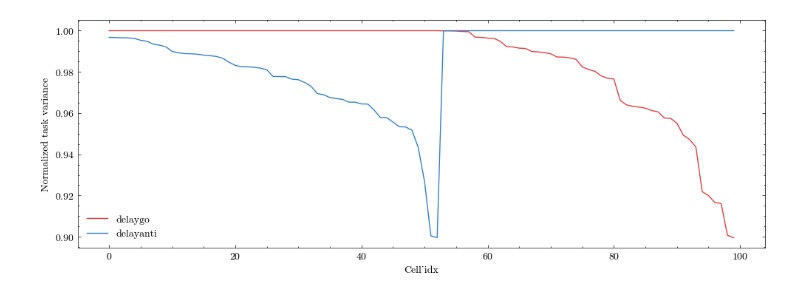
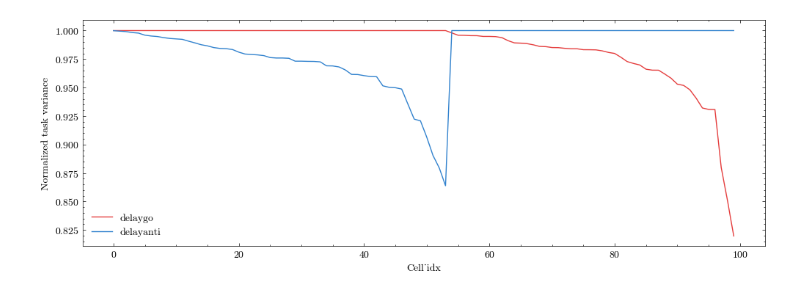
Before and after one commit to AllenInstitute/MultiTaskMPN, a Jupyter notebook: two_task.ipynb, the cells around one changed output. Saved outputs shown, nothing was run; the diff lists cells and outputs as text; code cells hidden in the pictures.

```diff
--- a/two_task.ipynb
+++ b/two_task.ipynb
@@ -149,7 +149,7 @@ def current_basic_params():
         'gradient_clip': 10,
         'valid_n_batch': 200,
         'n_datasets': 100, # Number of distinct batches
-        'n_epochs_per_set': 100, # longer/shorter training
+        'n_epochs_per_set': 50, # longer/shorter training
         # 'task_mask': None, # None, task
         # 'weight_reg': 'L2',
         # 'reg_lambda': 1e-4,
@@ -157,8 +157,6 @@ def current_basic_params():
 
     if not train: # some
         assert train_params['n_epochs_per_set'] == 0
-
-
 
     net_params = {
         'net_type': hyp_dict['chosen_network'], # mpn1, dmpn, vanilla
@@ -170,8 +168,9 @@ def current_basic_params():
         'monitor_freq': 100,
         'monitor_valid_out': True, # Whether or not to save validation output throughout training
         'output_matrix': '',# "" (default); "untrained", or "orthogonal"
-        'input_layer_add': True,
+        'input_layer_add': False,
         'input_layer_bias': False,
+        'input_layer': "trainable", # for RNN only
 
         # for one-layer MPN, GRU or Vanilla
         'ml_params': {
@@ -184,7 +183,7 @@ def current_basic_params():
             'lam_type': 'scalar', # scalar, pre_vector, post_vector, matrix
             'm_time_scale': 400, # ms, sets lambda
             'lam_train': False,
-            'W_freeze': True,
+            'W_freeze': False,
         },
 
         # Vanilla RNN params
@@ -1036,47 +1052,52 @@ Subsampling
 # %%
-cell_vars_tot = np.var(hs, axis=(0, 1)) # Var over batch and sequence
-n_rules = len(task_params['rules'])
-n_cells = hs.shape[-1]
+tb = all_breaks[0]
+tb.insert(0,0)
 
-cell_vars_rules = np.zeros((n_rules, n_cells,))
-cell_vars_rules_norm = np.zeros_like(cell_vars_rules)
+for el in range(len(tb)-1):
 
-for rule_idx, rule in enumerate(task_params['rules']):
-    print('Rule {} (idx {})'.format(rule, rule_idx))
-    rule_hs = hs[test_rule_idxs == rule_idx, :, :]
-    cell_vars_rules[rule_idx] = np.var(rule_hs, axis=(0, 1))
+    cell_vars_tot = np.var(hs[:,tb[el]:tb[el+1],:], axis=(0, 1)) # Var over batch and sequence
+    n_rules = len(task_params['rules'])
+    n_cells = hs.shape[-1]
 
-# normalize
-cell_max_var = np.max(cell_vars_rules, axis=0) # Across rules
-for rule_idx, rule in enumerate(task_params['rules']):
-    cell_vars_rules_norm[rule_idx] = np.where(
-        cell_max_var > 0., cell_vars_rules[rule_idx] / cell_max_var, 0.
-    )
+    cell_vars_rules = np.zeros((n_rules, n_cells,))
+    cell_vars_rules_norm = np.zeros_like(cell_vars_rules)
 
-# sort
-if n_rules > 1:
-    rule0_vals = cell_vars_rules_norm[0].tolist()
-    rule1_vals = cell_vars_rules_norm[1].tolist()
+    for rule_idx, rule in enumerate(task_params['rules']):
+        print('Rule {} (idx {})'.format(rule, rule_idx))
+        rule_hs = hs[test_rule_idxs == rule_idx, tb[el]:tb[el+1], :]
+        cell_vars_rules[rule_idx] = np.var(rule_hs, axis=(0, 1))
 
-rule01_vals = np.array(list(zip(rule0_vals, rule1_vals)), dtype=[('rule0', float), ('rule1', float)])
-sort_idxs = np.argsort(rule01_vals, order=['rule0', 'rule1'])[::-1]
+    # normalize
+    cell_max_var = np.max(cell_vars_rules, axis=0) # Across rules
+    for rule_idx, rule in enumerate(task_params['rules']):
+        cell_vars_rules_norm[rule_idx] = np.where(
+            cell_max_var > 0., cell_vars_rules[rule_idx] / cell_max_var, 0.
+        )
 
-cell_vars_rules_sorted_norm = cell_vars_rules_norm[:, sort_idxs]
+    # sort
+    if n_rules > 1:
+        rule0_vals = cell_vars_rules_norm[0].tolist()
+        rule1_vals = cell_vars_rules_norm[1].tolist()
 
-fig, ax = plt.subplots(1, 1, figsize=(12, 4))
-for rule_idx, rule in enumerate(task_params['rules']):
-    ax.plot(cell_vars_rules_sorted_norm[rule_idx], color=c_vals[rule_idx],
-            label=task_params['rules'][rule_idx])
+    rule01_vals = np.array(list(zip(rule0_vals, rule1_vals)), dtype=[('rule0', float), ('rule1', float)])
+    sort_idxs = np.argsort(rule01_vals, order=['rule0', 'rule1'])[::-1]
 
-ax.legend()
-ax.set_xlabel('Cell_idx')
-ax.set_ylabel('Normalized task variance')
+    cell_vars_rules_sorted_norm = cell_vars_rules_norm[:, sort_idxs]
 
-fig, ax = plt.subplots(1, 1, figsize=(12,4))
-sns.heatmap(cell_vars_rules_sorted_norm, ax=ax, cmap="coolwarm", cbar=True, vmin=0, vmax=1)
-ax.set_yticks(np.arange(n_rules) + 0.5)
-ax.set_yticklabels(task_params['rules'], rotation=45)
-ax.set_xlabel('Cell idx')
+    fig, ax = plt.subplots(1, 1, figsize=(12, 4))
+    for rule_idx, rule in enumerate(task_params['rules']):
+        ax.plot(cell_vars_rules_sorted_norm[rule_idx], color=c_vals[rule_idx],
+                label=task_params['rules'][rule_idx])
+
+    ax.legend()
+    ax.set_xlabel('Cell_idx')
+    ax.set_ylabel('Normalized task variance')
+
+    fig, ax = plt.subplots(1, 1, figsize=(12,4))
+    sns.heatmap(cell_vars_rules_sorted_norm, ax=ax, cmap="coolwarm", cbar=True, vmin=0, vmax=1)
+    ax.set_yticks(np.arange(n_rules) + 0.5)
+    ax.set_yticklabels(task_params['rules'], rotation=45)
+    ax.set_xlabel('Cell idx')
 # %% [output]
 Rule delaygo (idx 0)
 Rule delayanti (idx 1)
@@ -1084 +1110 @@ Text(0.5, 21.47395833333332, 'Cell idx')
-[figure, old version]
+[figure, new version]
```
Also changed, not shown: parts of 14 cells of this notebook, 4 other files.
